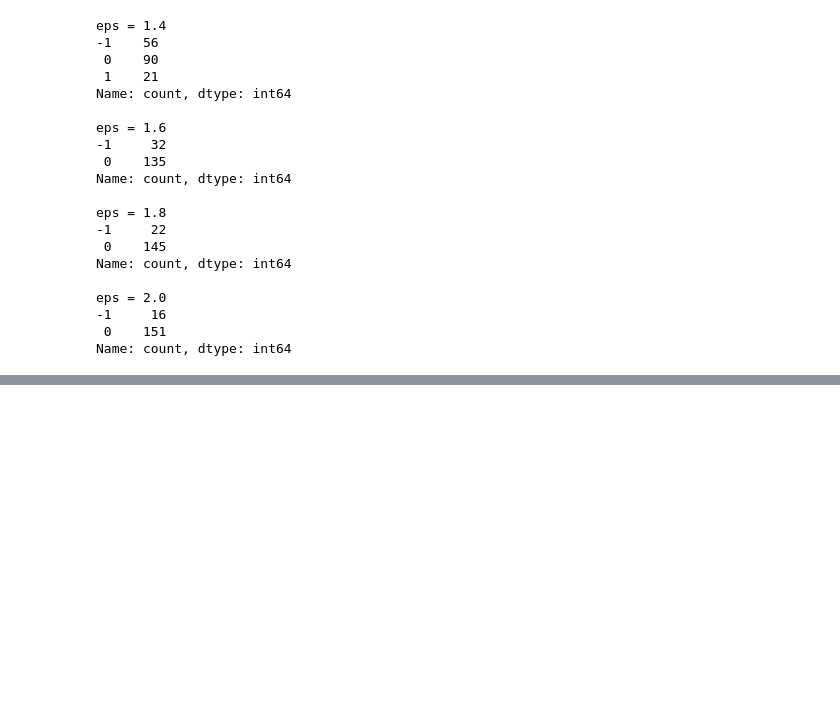
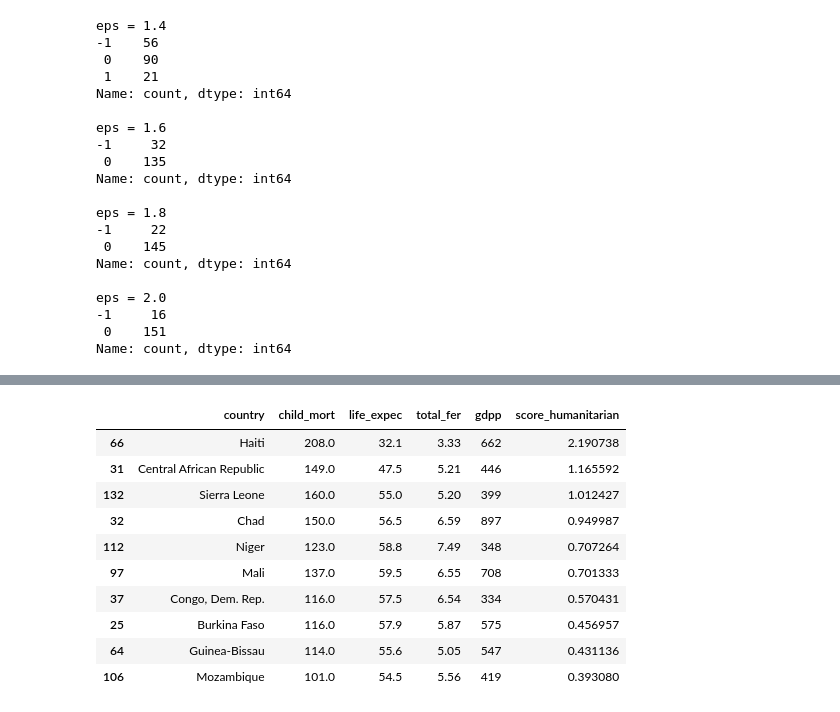
Before and after one commit to zalak01/country-aid-clustering, a Jupyter notebook: notebooks/03.hypothesis_testing_preprocessing.ipynb, the cells around one changed output, grey strips where cells are left out. Saved outputs shown, nothing was run; the diff lists cells and outputs as text; code cells hidden in the pictures; blank space fills up the shorter version.

```diff
--- a/notebooks/03.hypothesis_testing_preprocessing.ipynb
+++ b/notebooks/03.hypothesis_testing_preprocessing.ipynb
@@ -1199,0 +1396,17 @@ Name: count, dtype: int64
+# %%
+top10_humanitarian[
+    ['country', 'child_mort', 'life_expec',
+     'total_fer', 'gdpp', 'score_humanitarian']
+]
+# %% [output]
+|  | country | child_mort | life_expec | total_fer | gdpp | score_humanitarian |
+| 66 | Haiti | 208.0 | 32.1 | 3.33 | 662 | 2.190738 |
+| 31 | Central African Republic | 149.0 | 47.5 | 5.21 | 446 | 1.165592 |
+| 132 | Sierra Leone | 160.0 | 55.0 | 5.20 | 399 | 1.012427 |
+| 32 | Chad | 150.0 | 56.5 | 6.59 | 897 | 0.949987 |
+| 112 | Niger | 123.0 | 58.8 | 7.49 | 348 | 0.707264 |
+| 97 | Mali | 137.0 | 59.5 | 6.55 | 708 | 0.701333 |
+| 37 | Congo, Dem. Rep. | 116.0 | 57.5 | 6.54 | 334 | 0.570431 |
+| 25 | Burkina Faso | 116.0 | 57.9 | 5.87 | 575 | 0.456957 |
+| 64 | Guinea-Bissau | 114.0 | 55.6 | 5.05 | 547 | 0.431136 |
+| 106 | Mozambique | 101.0 | 54.5 | 5.56 | 419 | 0.393080 |
```
Also changed, not shown: parts of 24 cells of this notebook, 1 other file.
